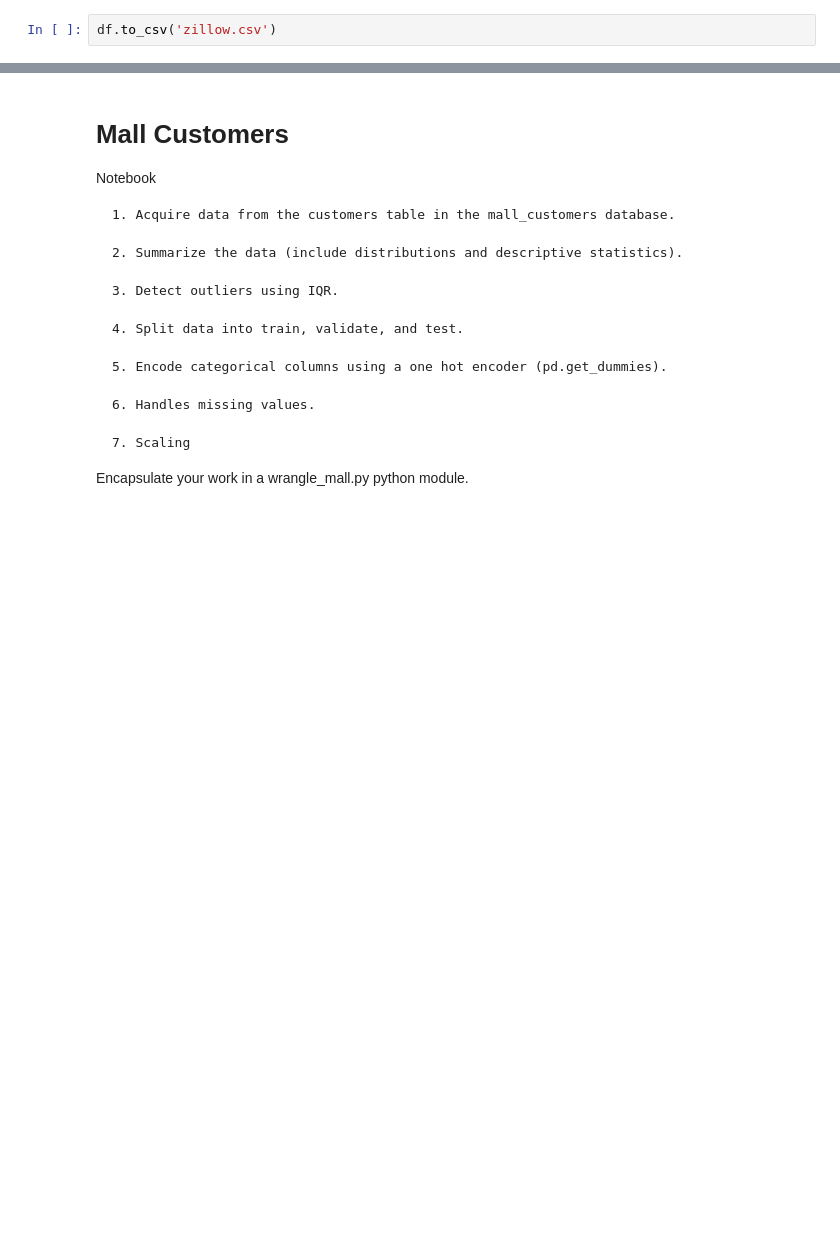
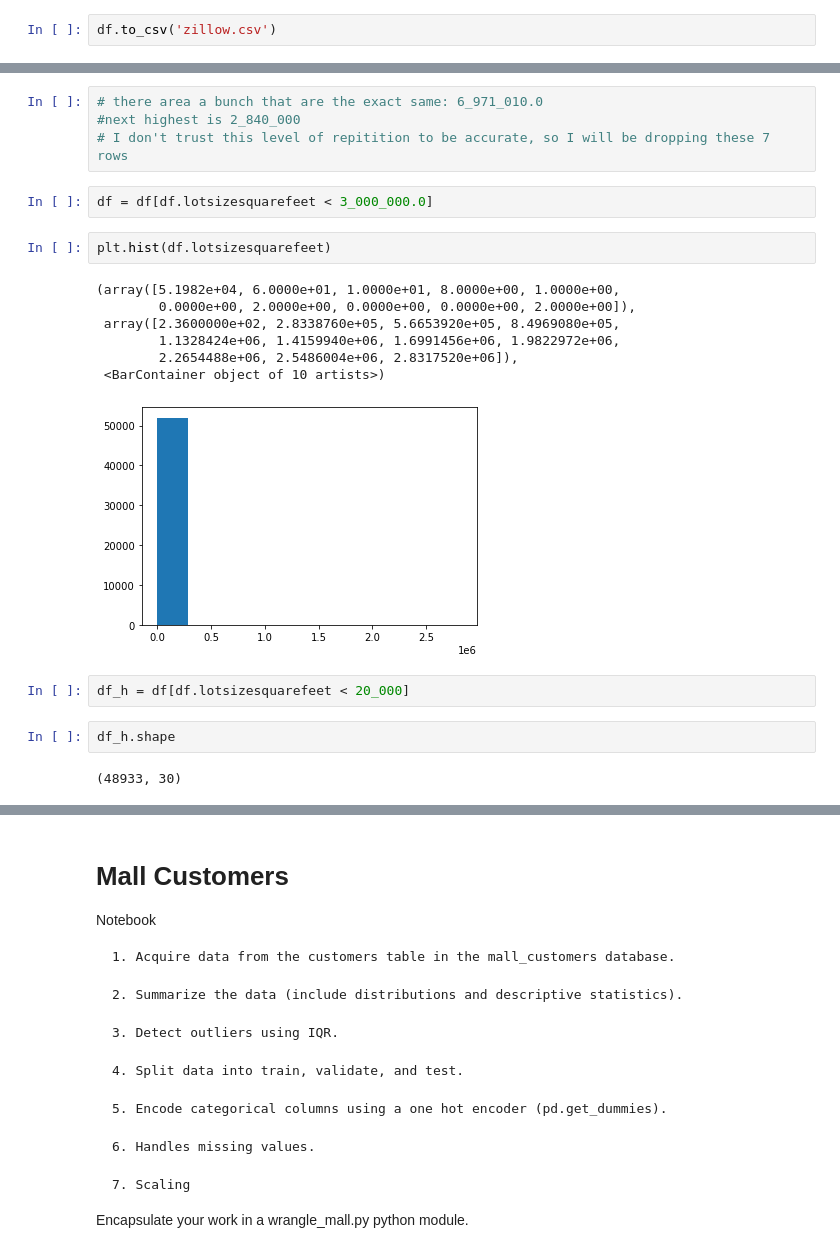
Before and after one commit to Jgardin875/clustering_exercises, a Jupyter notebook: acquire.ipynb, the cells around one changed output, grey strips where cells are left out. Saved outputs shown, nothing was run; the diff lists cells and outputs as text; blank space fills up the shorter version.

```diff
--- a/acquire.ipynb
+++ b/acquire.ipynb
@@ -462,0 +562,22 @@ df.to_csv('zillow.csv')
+# %%
+# there area a bunch that are the exact same: 6_971_010.0
+#next highest is 2_840_000
+# I don't trust this level of repitition to be accurate, so I will be dropping these 7 rows
+# %%
+df = df[df.lotsizesquarefeet < 3_000_000.0]
+# %%
+plt.hist(df.lotsizesquarefeet)
+# %% [output]
+(array([5.1982e+04, 6.0000e+01, 1.0000e+01, 8.0000e+00, 1.0000e+00,
+        0.0000e+00, 2.0000e+00, 0.0000e+00, 0.0000e+00, 2.0000e+00]),
+ array([2.3600000e+02, 2.8338760e+05, 5.6653920e+05, 8.4969080e+05,
+        1.1328424e+06, 1.4159940e+06, 1.6991456e+06, 1.9822972e+06,
+        2.2654488e+06, 2.5486004e+06, 2.8317520e+06]),
+ <BarContainer object of 10 artists>)
+[figure, added]
+# %%
+df_h = df[df.lotsizesquarefeet < 20_000]
+# %%
+df_h.shape
+# %% [output]
+(48933, 30)
```
Also changed, not shown: parts of 115 cells of this notebook, 1 other file.
